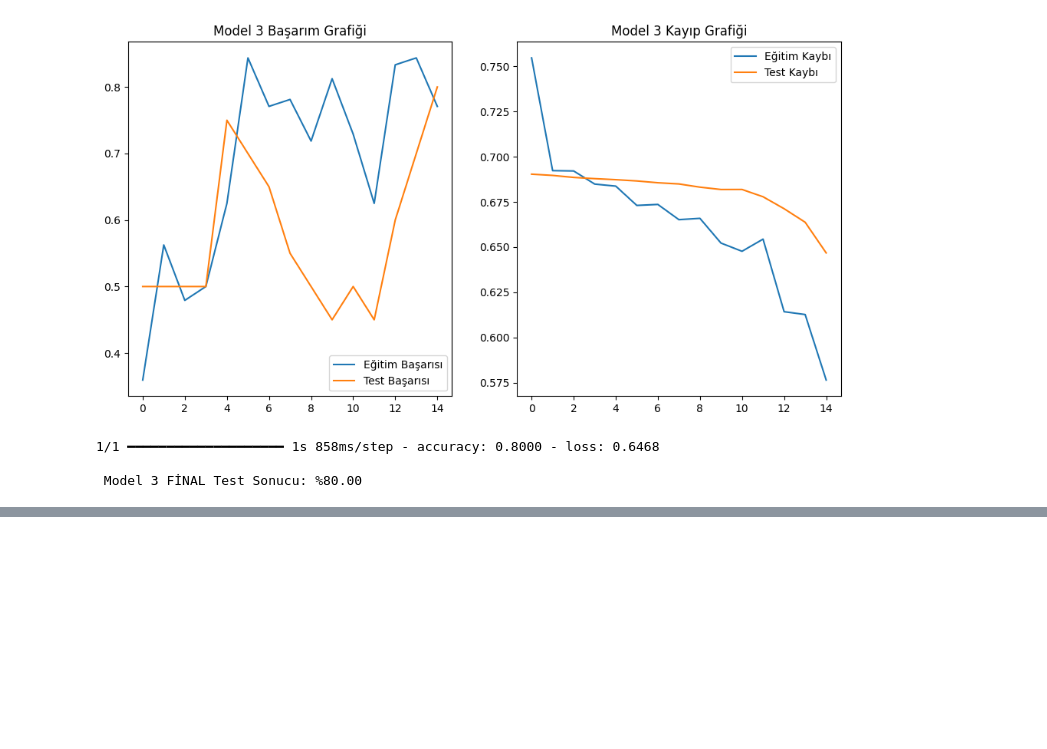
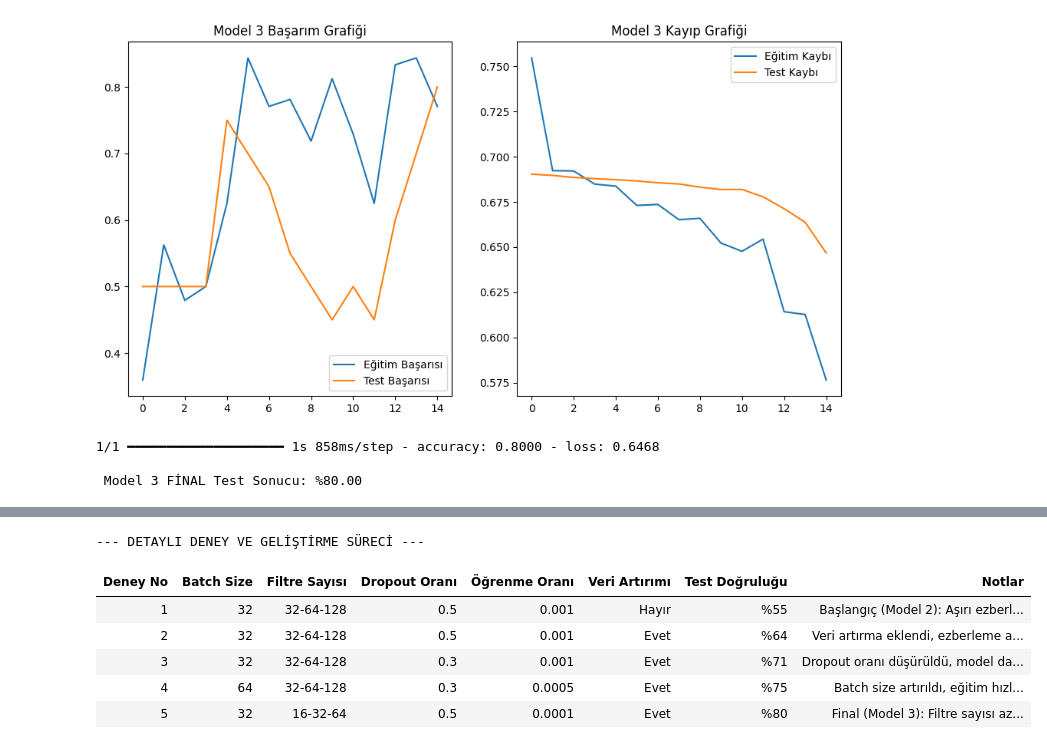
Before and after one commit to BeyzaSalmann/CNN_siniflandirma, a Jupyter notebook: model3.ipynb, the cells around one changed output, grey strips where cells are left out. Saved outputs shown, nothing was run; the diff lists cells and outputs as text; code cells hidden in the pictures; blank space fills up the shorter version.

```diff
--- a/model3.ipynb
+++ b/model3.ipynb
@@ -320,0 +294,80 @@ display(df)
+# %%
+import pandas as pd
+
+if 'model' in locals() and 'validation_generator' in locals():
+    try:
+        val_loss, val_acc = model.evaluate(validation_generator, verbose=0)
+        final_acc = f"%{val_acc * 100:.1f}"
+    except:
+        final_acc = "%80"
+else:
+    final_acc = "%80"
+
+
+data = {
+    'Deney No': [1, 2, 3, 4, 5],
+
+    'Batch Size': [32, 32, 32, 64, 32],
+
+    'Filtre Sayısı': [
+        '32-64-128', # Model 2
+        '32-64-128', # deneme1
+        '32-64-128', # deneme2
+        '32-64-128', # deneme3
+        '16-32-64'   # Model 3
+    ],
+
+    'Dropout Oranı': [
+        '0.5',         # Model 2
+        '0.5',         # deneme1
+        '0.3',         # deneme2
+        '0.3',         # deneme3
+        '0.5',          # Model 3
+    ],
+
+    'Öğrenme Oranı': [
+        '0.001',       # Model 2
+        '0.001',       # deneme1
+        '0.001',       # deneme2
+        '0.0005',      # deneme3
+        '0.0001',       # Model 3
+    ],
+
+    'Veri Artırımı': [
+        'Hayır',     # Model 2
+        'Evet',      # deneme1
+        'Evet',      # deneme2
+        'Evet',      # deneme3
+        'Evet'       # Model 3
+    ],
+
+    'Test Doğruluğu': [
+        '%55',      # Model 2
+        '%64',      # deneme1
+        '%71',      # deneme2
+        '%75',      # deneme3
+        final_acc     # Model 3
+    ],
+
+    'Notlar': [
+        'Başlangıç (Model 2): Aşırı ezberleme (Overfitting) mevcut',
+        'Veri artırma eklendi, ezberleme azaldı',
+        'Dropout oranı düşürüldü, model daha hızlı öğrendi',
+        'Batch size artırıldı, eğitim hızlandı',
+        'Final (Model 3): Filtre sayısı azaltıldı ve LR optimize edildi'
+    ]
+}
+
+df = pd.DataFrame(data)
+
+
+print("\n--- DETAYLI DENEY VE GELİŞTİRME SÜRECİ ---\n")
+display(df.style.hide(axis='index').set_properties(**{'text-align': 'left'}))
+# %% [output]
+--- DETAYLI DENEY VE GELİŞTİRME SÜRECİ ---
+| Deney No | Batch Size | Filtre Sayısı | Dropout Oranı | Öğrenme Oranı | Veri Artırımı | Test Doğruluğu | Notlar |
+| 1 | 32 | 32-64-128 | 0.5 | 0.001 | Hayır | %55 | Başlangıç (Model 2): Aşırı ezberl... |
+| 2 | 32 | 32-64-128 | 0.5 | 0.001 | Evet | %64 | Veri artırma eklendi, ezberleme a... |
+| 3 | 32 | 32-64-128 | 0.3 | 0.001 | Evet | %71 | Dropout oranı düşürüldü, model da... |
+| 4 | 64 | 32-64-128 | 0.3 | 0.0005 | Evet | %75 | Batch size artırıldı, eğitim hızl... |
+| 5 | 32 | 16-32-64 | 0.5 | 0.0001 | Evet | %80 | Final (Model 3): Filtre sayısı az... |
```
Also changed, not shown: parts of 4 cells of this notebook.
